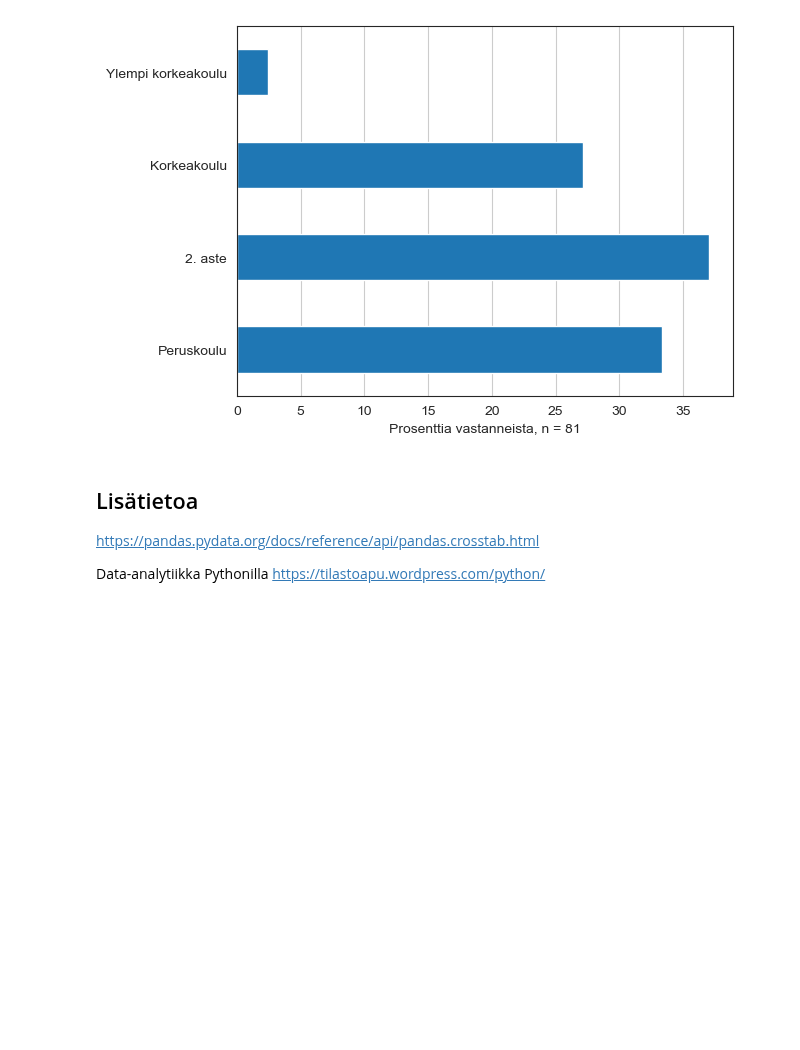
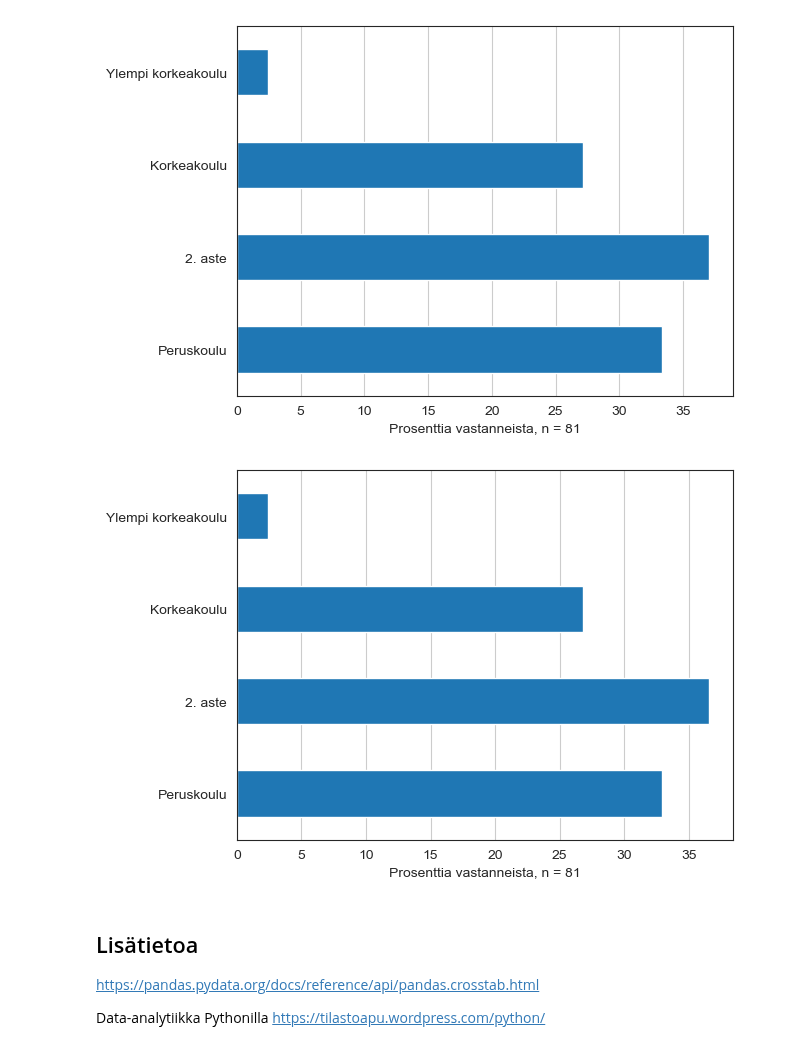
Before and after one commit to taanila/kuvaileva, a Jupyter notebook: frekvenssijakauma.ipynb, the cells around one changed output. Drawn from its saved outputs; the diff is of its cells as text; code cells hidden in the pictures; blank space fills up the shorter version.

```diff
--- a/frekvenssijakauma.ipynb
+++ b/frekvenssijakauma.ipynb
@@ -86,6 +84,18 @@ plt.xlabel(f'Prosenttia vastanneista, n = {n}')
 plt.grid(axis='x')
 # %% [output]
 [figure]
+# %%
+sns.countplot(data=df, y='koulutus', stat='percent', width=0.5, saturation=1)
+plt.xlabel(f'Prosenttia vastanneista, n = {n}')
+plt.ylabel('')
+# x-akselilta lähtevä taustaviivoitus
+plt.grid(axis='x')
+
+plt.yticks([0, 1, 2, 3], koulutus)
+
+plt.gca().invert_yaxis()
+# %% [output]
+[figure, added]
 # %% [markdown]
 ## Lisätietoa
 
```
Also changed, not shown: parts of 2 cells of this notebook.
